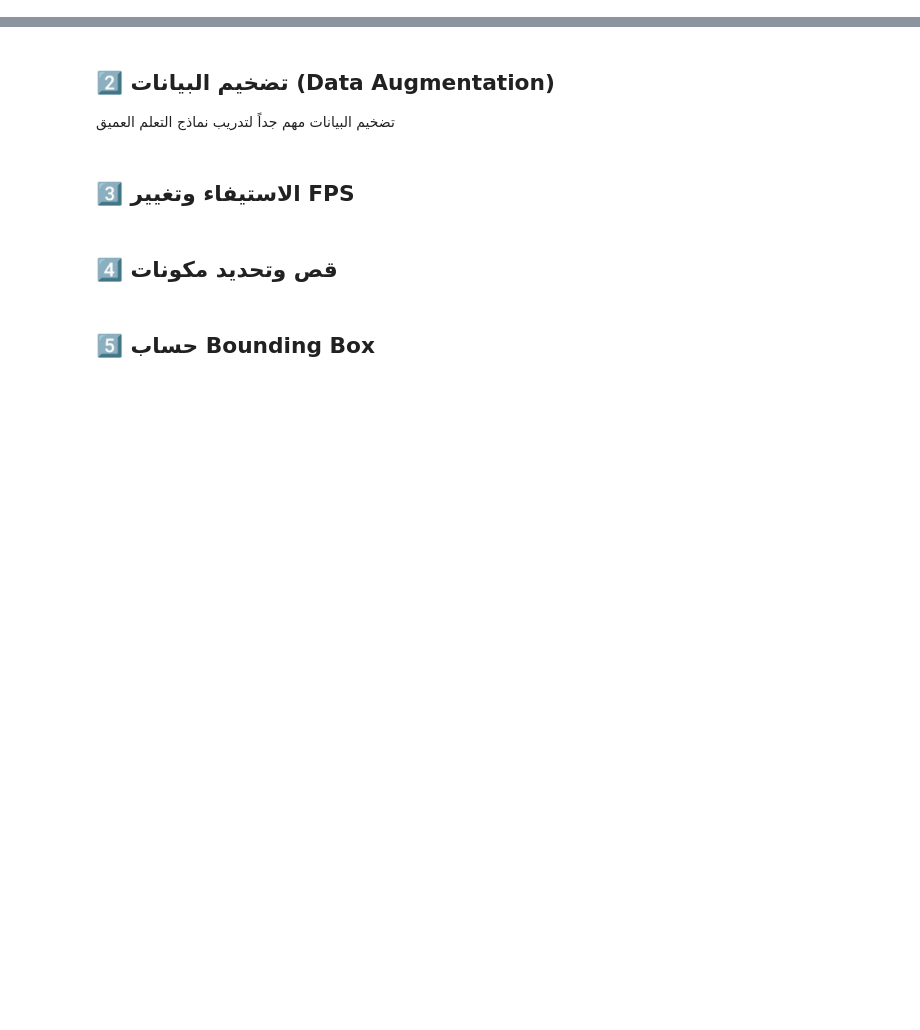
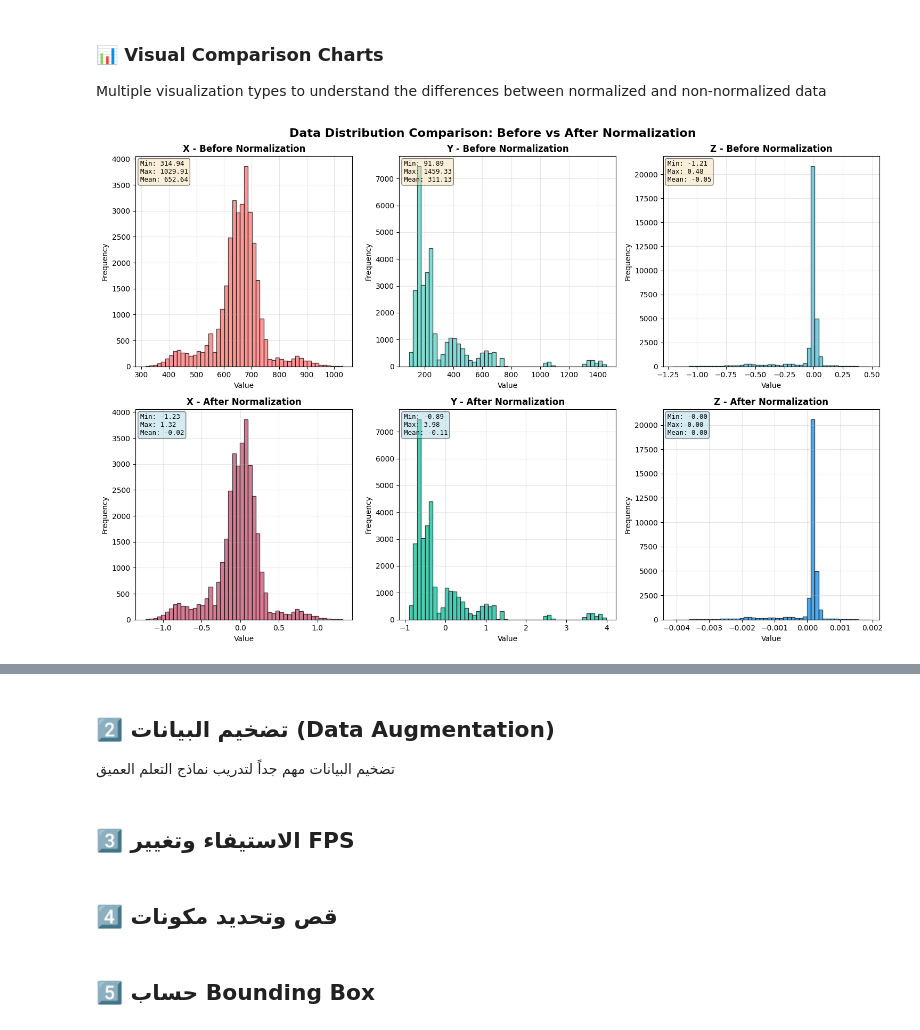
Before and after one commit to 24-mohamedyehia/pose-format-tutorials, a Jupyter notebook: examples/05_advanced_features.ipynb, the cells around one changed output, grey strips where cells are left out. Cells and saved outputs as stored; diff of their text form; code cells hidden in the pictures; blank space fills up the shorter version.

Commit message:
add tut-005-advanced-featuers

```diff
--- a/examples/05_advanced_features.ipynb
+++ b/examples/05_advanced_features.ipynb
@@ -12,0 +5,6 @@ def load_pose(path: str) -> Pose:
+# %%
+pose_file_1 = '../data/pose_files/SGB_FSS.pose'
+pose_file_2 = '../data/pose_files/SGB_FSS_skew_right.pose'
+pose_file_3 = '../data/pose_files/SGB_FSS_zoomout .pose'
+pose_file_4 = '../data/pose_files/SGB_FSS_original.pose'
+save_path = "../output/advanced_features/"
@@ -36,0 +71,10 @@ def normalize_pose_basic(pose: Pose) -> Pose:
+# %%
+norm_file_1 = normalize_pose_basic(pose_file_1)
+norm_file_2 = normalize_pose_basic(pose_file_2)
+norm_file_3 = normalize_pose_basic(pose_file_3)
+norm_file_4 = normalize_pose_basic(pose_file_4)
+
+save_as_pose(norm_file_1, save_path + "file_1_basic_normalized.pose")
+save_as_pose(norm_file_2, save_path + "file_2_basic_normalized.pose")
+save_as_pose(norm_file_3, save_path + "file_3_basic_normalized.pose")
+save_as_pose(norm_file_4, save_path + "file_4_basic_normalized.pose")
@@ -36,0 +179,2 @@ def normalize_pose_basic(pose: Pose) -> Pose:
+# %%
+data_after = analyze_pose_data(norm_file_1, "✨ البيانات المُطبّعة")
@@ -36,0 +334,61 @@ def normalize_pose_basic(pose: Pose) -> Pose:
+# %% [markdown]
+### 📊 Visual Comparison Charts
+
+Multiple visualization types to understand the differences between normalized and non-normalized data
+# %%
+# Histogram comparison plot
+def plot_histogram_comparison(pose_before: Pose, pose_after: Pose):
+    """
+    Histogram plot showing value distribution before and after normalization
+    """
+    data_before = pose_before.body.data
+    data_after = pose_after.body.data
+
+    fig, axes = plt.subplots(2, 3, figsize=(15, 10))
+    fig.suptitle('Data Distribution Comparison: Before vs After Normalization', fontsize=16, weight='bold')
+
+    dimensions = ['X', 'Y', 'Z']
+    colors_before = ['#ff6b6b', '#4ecdc4', '#45b7d1']
+    colors_after = ['#c44569', '#00b894', '#0984e3']
+
+    for dim_idx, dim_name in enumerate(dimensions):
+        # Before normalization
+        ax_before = axes[0, dim_idx]
+        before_data = data_before[:, :, :, dim_idx].flatten()
+        before_valid = before_data[before_data != 0]
+
+        ax_before.hist(before_valid, bins=50, color=colors_before[dim_idx], alpha=0.7, edgecolor='black')
+        ax_before.set_title(f'{dim_name} - Before Normalization', fontsize=12, weight='bold')
+        ax_before.set_xlabel('Value')
+        ax_before.set_ylabel('Frequency')
+        ax_before.grid(True, alpha=0.3)
+
+        # Add statistics
+        stats_text = f'Min: {before_valid.min():.2f}\nMax: {before_valid.max():.2f}\nMean: {before_valid.mean():.2f}'
+        ax_before.text(0.02, 0.98, stats_text, transform=ax_before.transAxes,
+                        verticalalignment='top', bbox=dict(boxstyle='round', facecolor='wheat', alpha=0.5),
+                        fontsize=9, family='monospace')
+
+        # After normalization
+        ax_after = axes[1, dim_idx]
+        after_data = data_after[:, :, :, dim_idx].flatten()
+        after_valid = after_data[after_data != 0]
+
+        ax_after.hist(after_valid, bins=50, color=colors_after[dim_idx], alpha=0.7, edgecolor='black')
+        ax_after.set_title(f'{dim_name} - After Normalization', fontsize=12, weight='bold')
+        ax_after.set_xlabel('Value')
+        ax_after.set_ylabel('Frequency')
+        ax_after.grid(True, alpha=0.3)
+
+        # Add statistics
+        stats_text = f'Min: {after_valid.min():.2f}\nMax: {after_valid.max():.2f}\nMean: {after_valid.mean():.2f}'
+        ax_after.text(0.02, 0.98, stats_text, transform=ax_after.transAxes,
+                        verticalalignment='top', bbox=dict(boxstyle='round', facecolor='lightblue', alpha=0.5),
+                        fontsize=9, family='monospace')
+
+    plt.tight_layout()
+    plt.show()
+
+plot_histogram_comparison(pose_file_1, norm_file_1)
+# %% [output]
+[figure, added]
```
Also changed, not shown: parts of 29 cells of this notebook, 22 other files.
